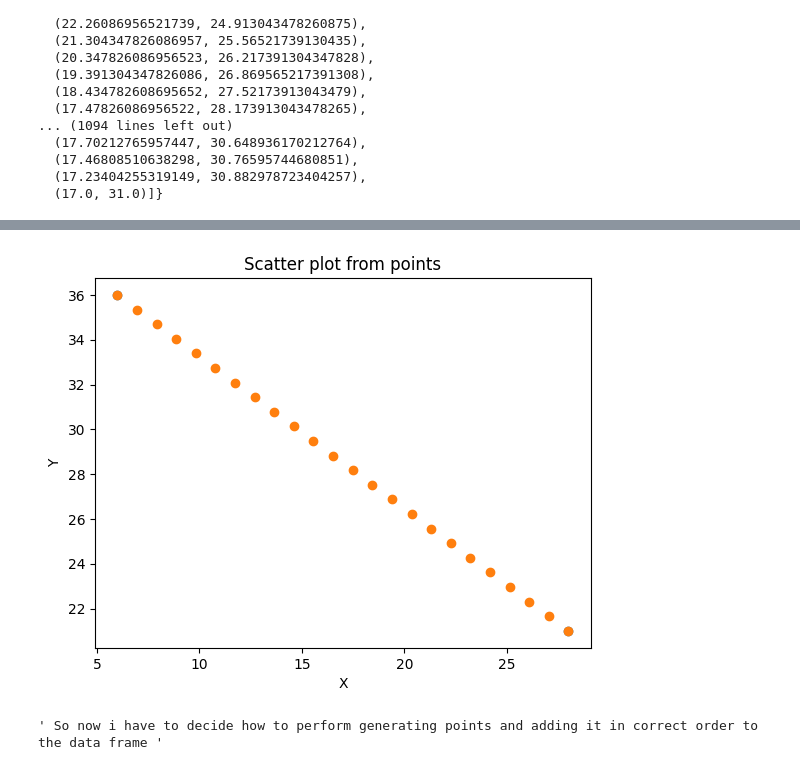
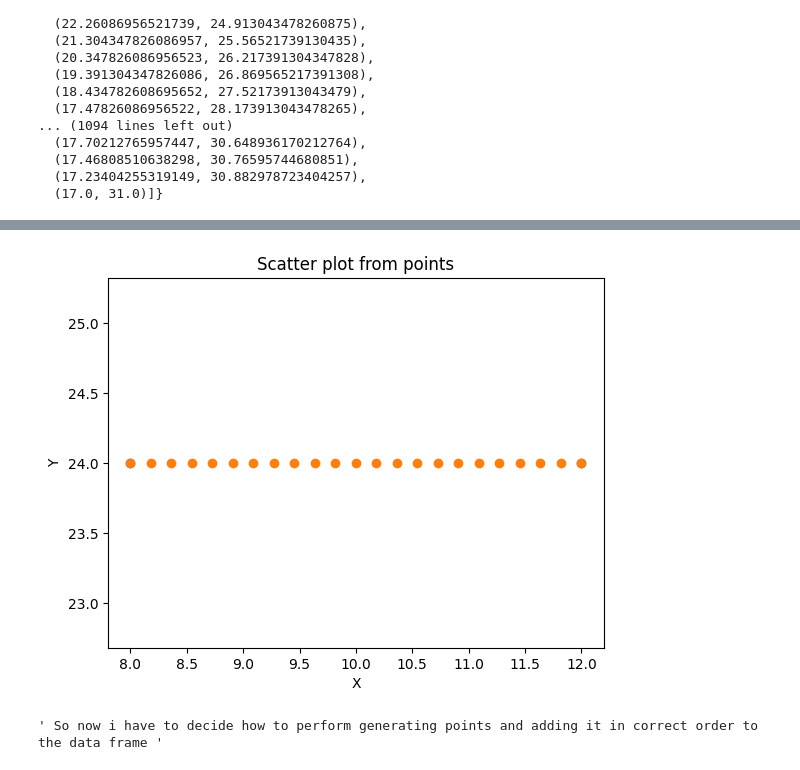
Before and after one commit to GentlemanFrog/Random_projects_python, a Jupyter notebook: Ranodom_jupiters_notes/Comparing_trajectories/Comparing_trajectories.ipynb, the cells around one changed output, grey strips where cells are left out. Drawn from its saved outputs; the diff is of its cells as text; code cells hidden in the pictures.

```diff
--- a/Ranodom_jupiters_notes/Comparing_trajectories/Comparing_trajectories.ipynb
+++ b/Ranodom_jupiters_notes/Comparing_trajectories/Comparing_trajectories.ipynb
@@ -273,5 +273,5 @@ track_in_line_pos_generated
   (17.23404255319149, 30.882978723404257),
   (17.0, 31.0)]}
 # %%
-check_list = get_points_on_line(28, 21, 6, 36, 24)
-check_list
+check_list = get_points_on_line(8, 24, 12, 24, 23)
+#check_list
@@ -296,24 +278,24 @@ check_list
 # %%
 # Chcecking the performance of the algorithm:
 
-checking_starting_points = [(28,21), (6,36)]
+checking_starting_points = [(8,24), (12,24)]
 # Unpacking the tuples into the separete x and y:
 # first list:
 x_values, y_values = zip(*checking_starting_points)
 # second list:
 x_2, y_2 = zip(*check_list)
 
 # Creating scatterplot:
 plt.scatter(x_values, y_values, label = 'Algoritm')
 plt.scatter(x_2, y_2, label = 'Math_approach')
 plt.xlabel('X')
 plt.ylabel('Y')
 plt.title('Scatter plot from points')
 
 # displaying:
 plt.show()
 # %% [output]
-[figure, old version]
+[figure, new version]
 # %%
 ''' So now i have to decide how to perform generating points and adding it in correct order to the data frame '''
 # %% [output]
```
Also changed, not shown: parts of 1 cell of this notebook.
